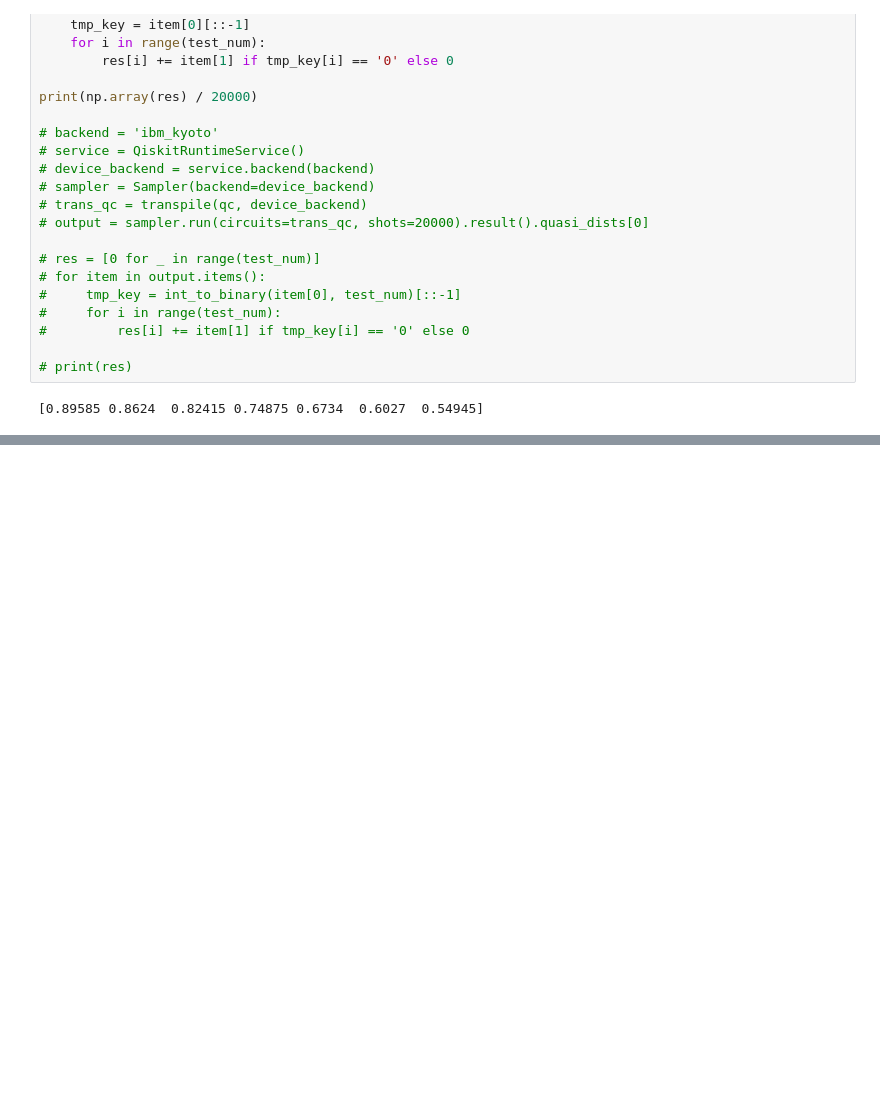
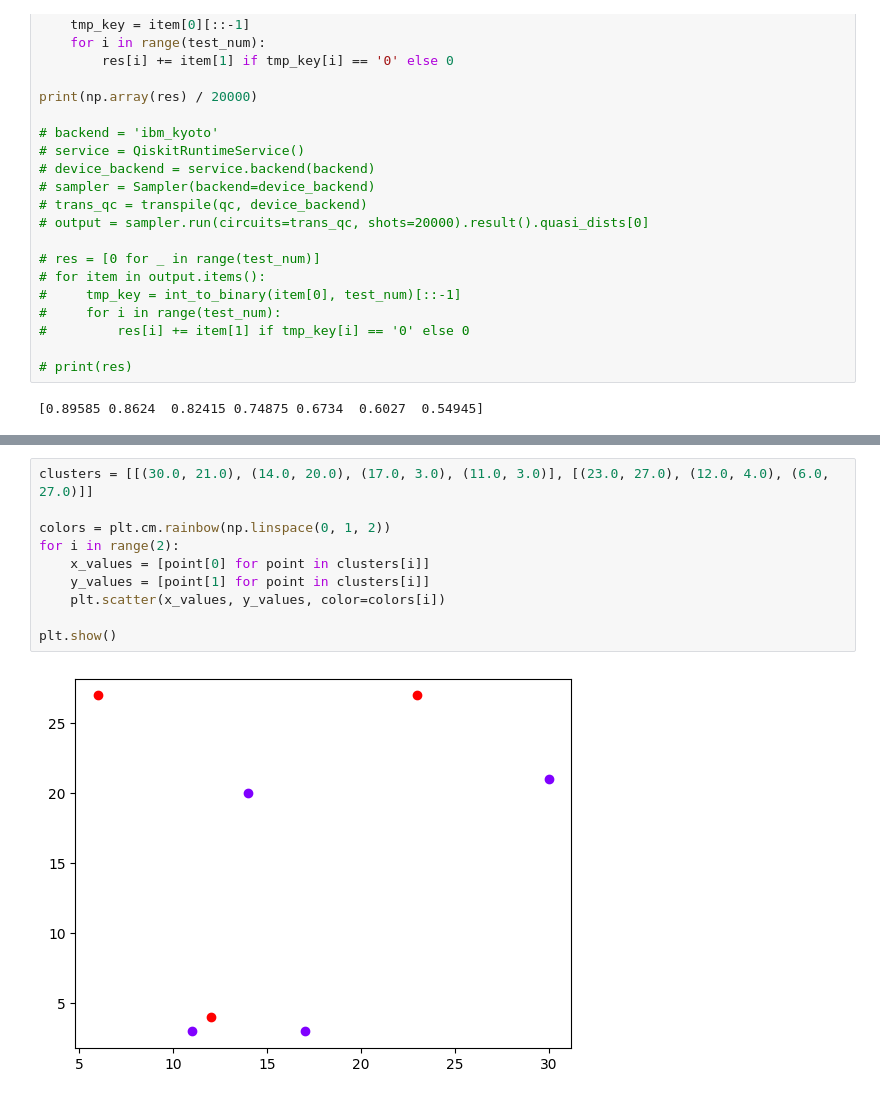
Before and after one commit to ragesi/TSP-Solution, a Jupyter notebook: demo/test.ipynb, the cells around one changed output, grey strips where cells are left out. Saved outputs shown, nothing was run; the diff lists cells and outputs as text; blank space fills up the shorter version.

```diff
--- a/demo/test.ipynb
+++ b/demo/test.ipynb
@@ -508,0 +597,12 @@ plt.show()
+# %%
+clusters = [[(30.0, 21.0), (14.0, 20.0), (17.0, 3.0), (11.0, 3.0)], [(23.0, 27.0), (12.0, 4.0), (6.0, 27.0)]]
+
+colors = plt.cm.rainbow(np.linspace(0, 1, 2))
+for i in range(2):
+    x_values = [point[0] for point in clusters[i]]
+    y_values = [point[1] for point in clusters[i]]
+    plt.scatter(x_values, y_values, color=colors[i])
+
+plt.show()
+# %% [output]
+[figure, added]
```
Also changed, not shown: parts of 3 cells of this notebook, 6 other files.
